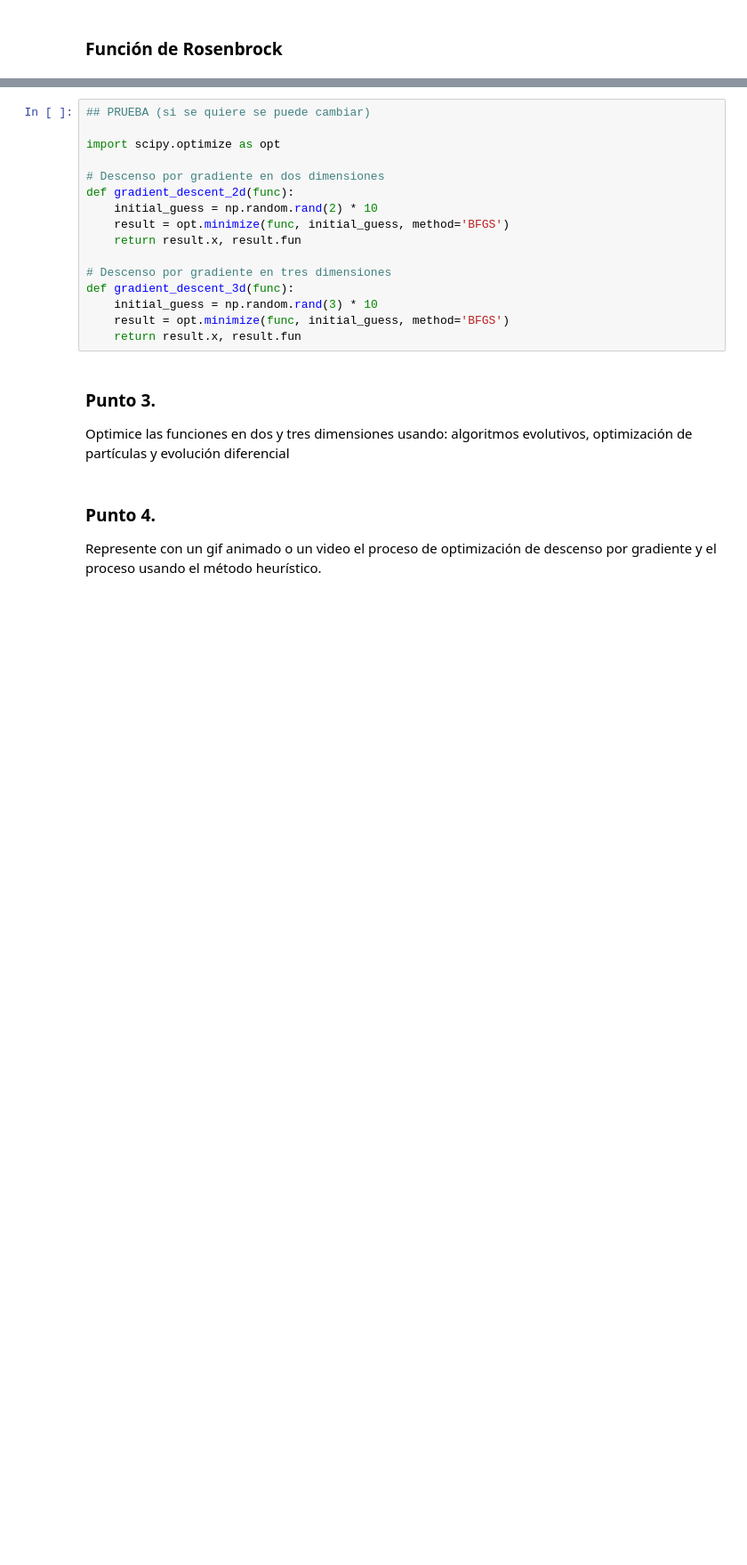
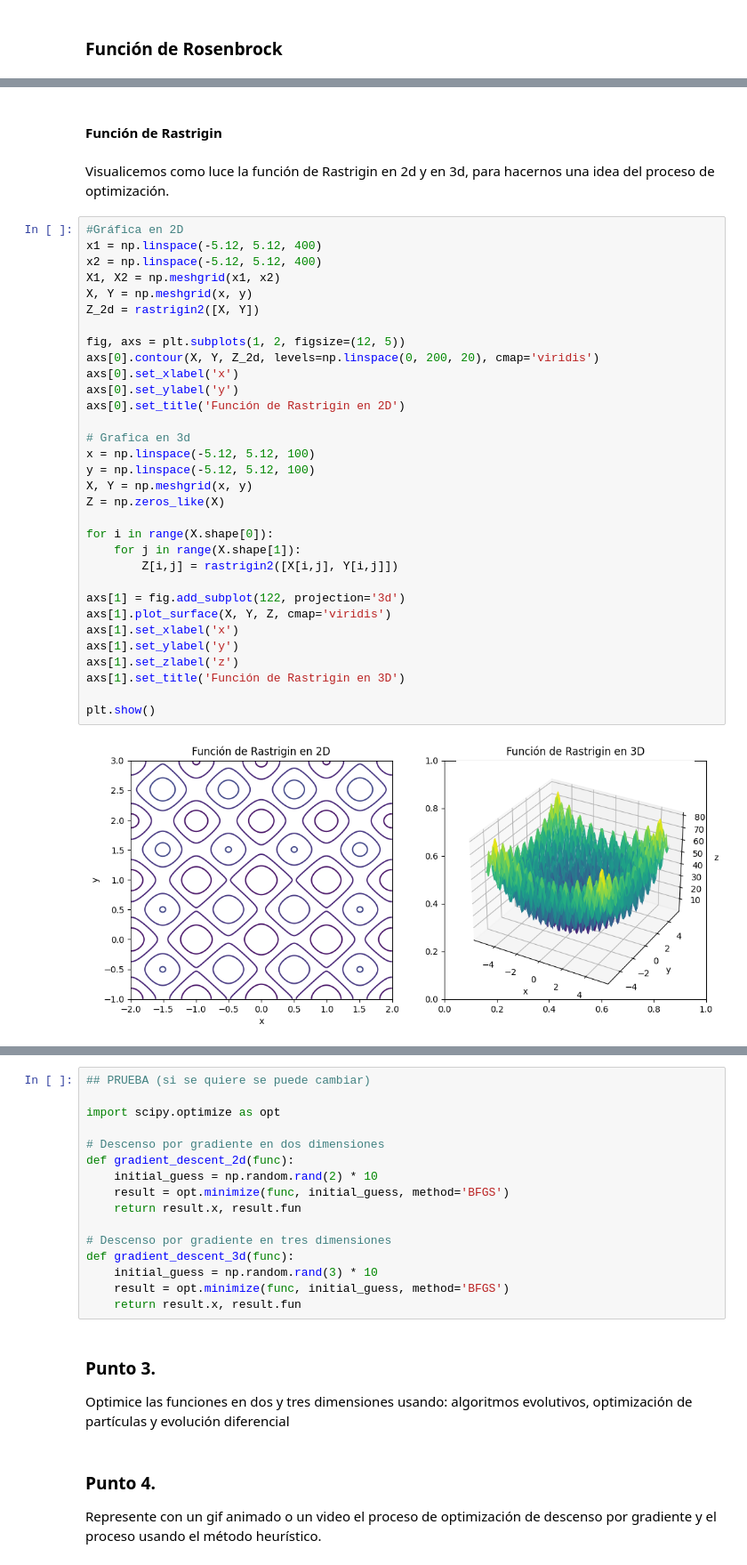
Before and after one commit to Lema25/Optimizacion_Euristica, a Jupyter notebook: Trabajo1.ipynb, the cells around one changed output, grey strips where cells are left out. Shown at 89% size. Cells and saved outputs as stored; diff of their text form; blank space fills up the shorter version.

```diff
--- a/Trabajo1.ipynb
+++ b/Trabajo1.ipynb
@@ -120 +99,39 @@ TypeError: unsupported operand type(s) for ** or pow(): 'list' and 'int'
+# %% [markdown]
+#### Función de Rastrigin
+# %% [markdown]
+Visualicemos como luce la función de Rastrigin en 2d y en 3d, para hacernos una idea del proceso de optimización.
+# %%
+#Gráfica en 2D
+x1 = np.linspace(-5.12, 5.12, 400)
+x2 = np.linspace(-5.12, 5.12, 400)
+X1, X2 = np.meshgrid(x1, x2)
+X, Y = np.meshgrid(x, y)
+Z_2d = rastrigin2([X, Y])
+
+fig, axs = plt.subplots(1, 2, figsize=(12, 5))
+axs[0].contour(X, Y, Z_2d, levels=np.linspace(0, 200, 20), cmap='viridis')
+axs[0].set_xlabel('x')
+axs[0].set_ylabel('y')
+axs[0].set_title('Función de Rastrigin en 2D')
+
+# Grafica en 3d
+x = np.linspace(-5.12, 5.12, 100)
+y = np.linspace(-5.12, 5.12, 100)
+X, Y = np.meshgrid(x, y)
+Z = np.zeros_like(X)
+
+for i in range(X.shape[0]):
+    for j in range(X.shape[1]):
+        Z[i,j] = rastrigin2([X[i,j], Y[i,j]])
+
+axs[1] = fig.add_subplot(122, projection='3d')
+axs[1].plot_surface(X, Y, Z, cmap='viridis')
+axs[1].set_xlabel('x')
+axs[1].set_ylabel('y')
+axs[1].set_zlabel('z')
+axs[1].set_title('Función de Rastrigin en 3D')
+
+plt.show()
+# %% [output]
+[figure, added]
 # %% [markdown]
```
Also changed, not shown: parts of 7 cells of this notebook.
